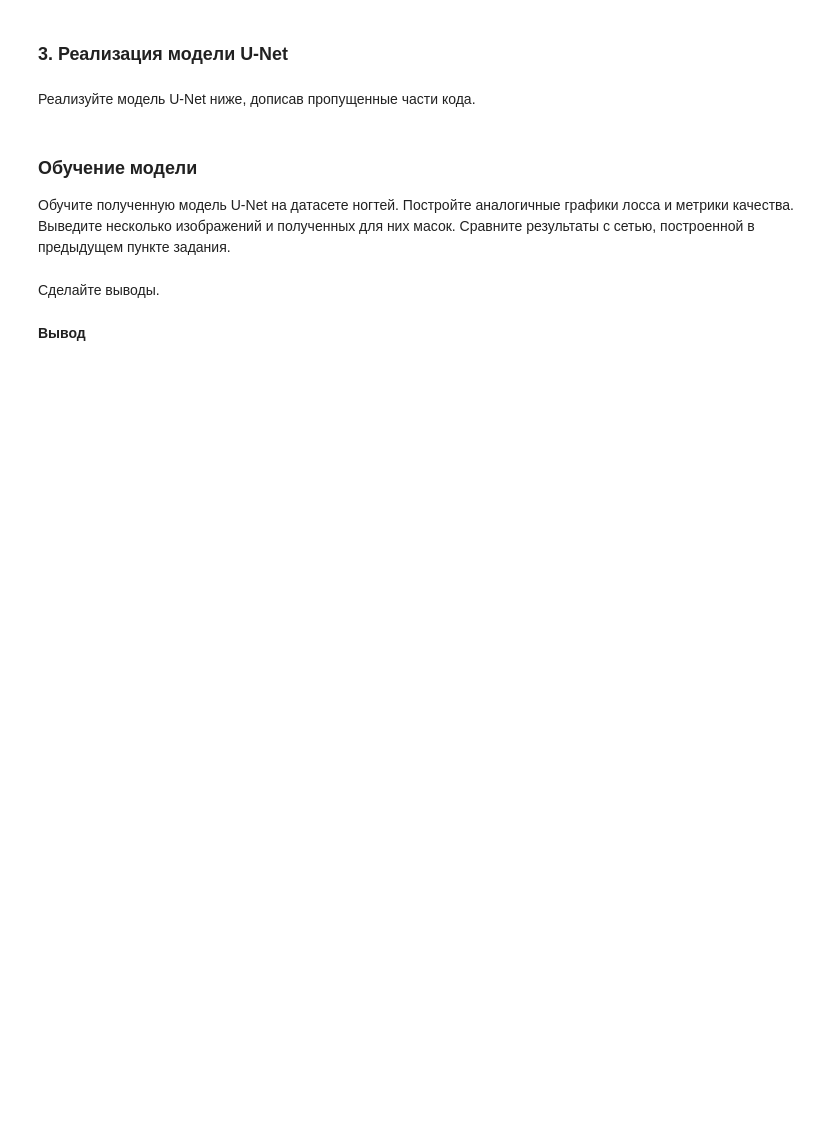
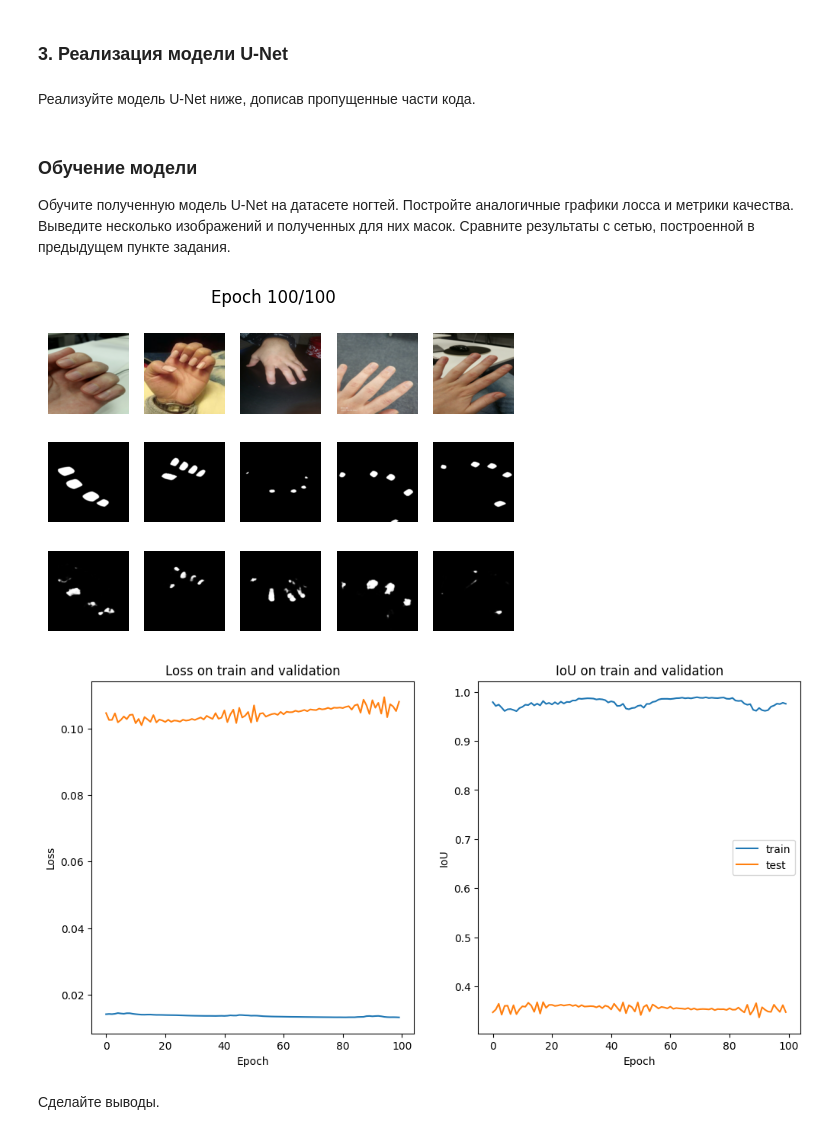
Before and after one commit to NMashalov/2023_OpenMipt_course, a Jupyter notebook: lesson4/Семинар 4 - сегментация, U-Net.ipynb, the cells around one changed output. Saved outputs shown, nothing was run; the diff lists cells and outputs as text; code cells hidden in the pictures; blank space fills up the shorter version.

```diff
--- a/lesson4/Семинар 4 - сегментация, U-Net.ipynb
+++ b/lesson4/Семинар 4 - сегментация, U-Net.ipynb
@@ -470,9 +470,9 @@ class UpSamplingBlock(nn.Module):
     def forward(self, left_net, right_net):
         right_net = self.upsample(right_net)
         # конкатенируем векторы из левой и правой половины
-        net = <ваш код>
+        net = torch.concat([left_net,right_net],axis=1)
         # применяем свертку
-        net = <ваш код>
+        net = self.convolve(net)
         return net
 
 
@@ -523,9 +523,9 @@ class Unet(nn.Module):
         net = self.upconv(net) # 1024 --> 512
 
         net = self.upsample_1(net3, net) # 512 --> 256
-        net = <ваш код> # 256 --> 128
-        net = <ваш код> # 128 --> 64
-        net = <ваш код> # 64 --> 64
+        net = self.upsample_2(net2, net) # 256 --> 128
+        net = self.upsample_3(net1, net) # 128 --> 64
+        net = self.upsample_4(net0, net) # 64 --> 64
 
         net = self.agg_conv(net) # 64 --> 1
 
@@ -547,9 +547,10 @@ criterion = <задайте функцию потерь>
 # %%
 train_losses, val_losses, train_iou, val_iou = train_loop(unet_model, test_data,
                                       train_dataloader, test_dataloader,
-                                      max_epoch=35)
+                                      max_epoch=100)
 plot_loss_iou(train_losses, val_losses, train_iou, val_iou)
+# %% [output]
+[figure, added]
+[figure, added]
 # %% [markdown]
 Сделайте выводы.
-# %% [markdown]
-**Вывод**
```
Also changed, not shown: parts of 4 cells of this notebook.
